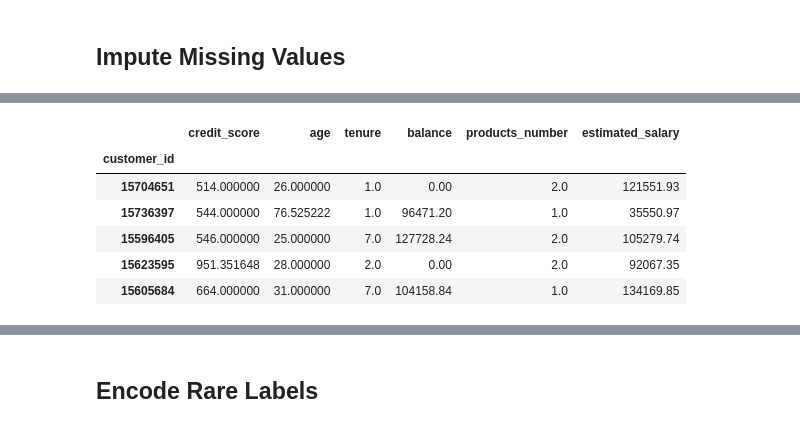
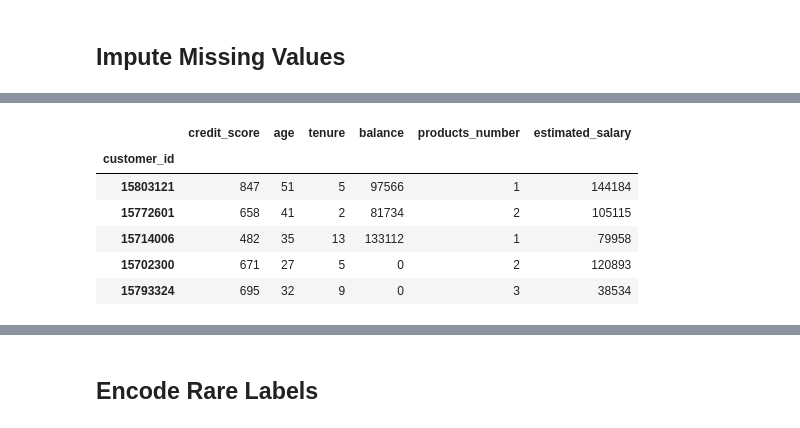
Before and after one commit to Sebastian1981/Marketing-Sales-Customer-Churn-Prediction-Webapp, a Jupyter notebook: experiment/01_bank_customer_churn_prediction_poc.ipynb, the cells around one changed output, grey strips where cells are left out. Cells and saved outputs as stored; diff of their text form; code cells hidden in the pictures.

```diff
--- a/experiment/01_bank_customer_churn_prediction_poc.ipynb
+++ b/experiment/01_bank_customer_churn_prediction_poc.ipynb
@@ -205,0 +314,8 @@ print(df['churn'].unique())
+# %%
+# get numeric and categorical columns
+numerics = ['int16', 'int32', 'int64', 'float16', 'float32', 'float64']
+numeric_columns = X.select_dtypes(include=numerics).columns.to_list()
+categorical_columns = X.select_dtypes(exclude=numerics).columns.to_list()
+
+print('numeric columns: {}'.format(numeric_columns))
+print('categorical columns: {}'.format(categorical_columns))
@@ -212,12 +340,8 @@ df.shape
-# %%
-# divide features and target
-X = df.iloc[:,:-1]
-y = df['churn'].values
 # %%
 # way too much data for training; let´s split the data
 X_train, X_test, y_train, y_test = train_test_split(
     X, y,
-    test_size=0.5,
+    test_size=0.30,
     stratify=y,
     random_state=123)
 # %%
@@ -241,10 +365,2 @@ X_train.head()
 # %% [markdown]
 ## Simulate Additional Missing Values and Outliers to Ensure the Methods for Recovery Work
-# %%
-# get numeric and categorical columns
-numerics = ['int16', 'int32', 'int64', 'float16', 'float32', 'float64']
-numeric_columns = X_train.select_dtypes(include=numerics).columns.to_list()
-categorical_columns = X_train.select_dtypes(exclude=numerics).columns.to_list()
-
-print('numeric columns: {}'.format(numeric_columns))
-print('categorical columns: {}'.format(categorical_columns))
@@ -337,16 +465,20 @@ X_train_numeric.head()
 # %%
 # impute missing numeric values in test dataset
 X_test_numeric = numeric_imputer.transform(X_test.select_dtypes(include=numerics))
 X_test_numeric = pd.DataFrame(X_test_numeric, columns=numeric_columns, index=X_test.index)
+
+# reformat to integer
+X_test_numeric = X_test_numeric.astype('int')
+
 X_test_numeric.head()
 # %% [output]
 |  | credit_score | age | tenure | balance | products_number | estimated_salary |
 | customer_id |  |  |  |  |  |  |
-| 15704651 | 514.000000 | 26.000000 | 1.0 | 0.00 | 2.0 | 121551.93 |
-| 15736397 | 544.000000 | 76.525222 | 1.0 | 96471.20 | 1.0 | 35550.97 |
-| 15596405 | 546.000000 | 25.000000 | 7.0 | 127728.24 | 2.0 | 105279.74 |
-| 15623595 | 951.351648 | 28.000000 | 2.0 | 0.00 | 2.0 | 92067.35 |
-| 15605684 | 664.000000 | 31.000000 | 7.0 | 104158.84 | 1.0 | 134169.85 |
+| 15803121 | 847 | 51 | 5 | 97566 | 1 | 144184 |
+| 15772601 | 658 | 41 | 2 | 81734 | 2 | 105115 |
+| 15714006 | 482 | 35 | 13 | 133112 | 1 | 79958 |
+| 15702300 | 671 | 27 | 5 | 0 | 2 | 120893 |
+| 15793324 | 695 | 32 | 9 | 0 | 3 | 38534 |
 # %%
 # Impute missing categorical values
 categorical_imputer = SimpleImputer(missing_values=np.nan, strategy='most_frequent')
```
Also changed, not shown: parts of 126 cells of this notebook, 27 other files.
